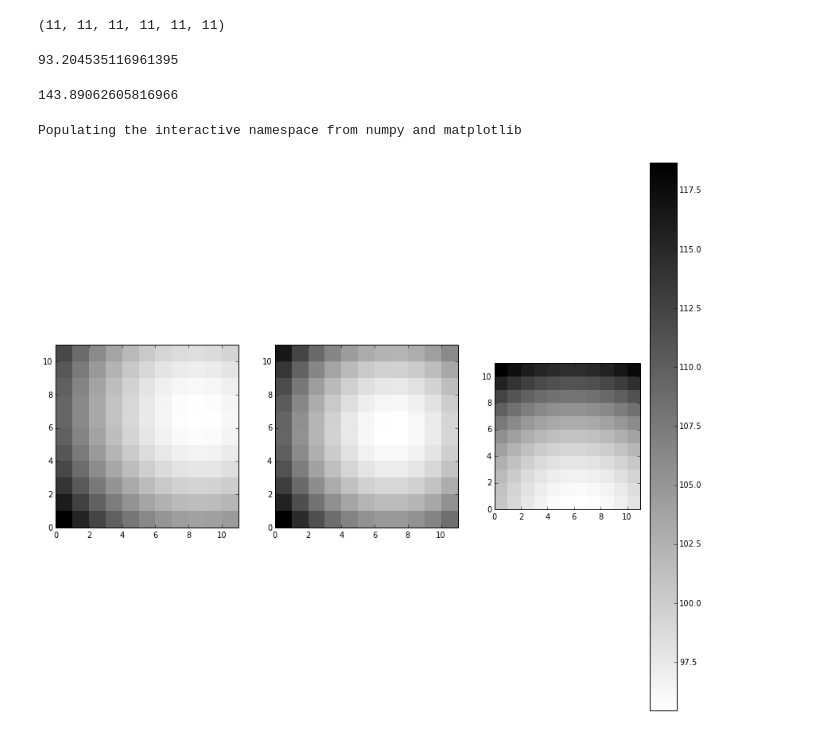
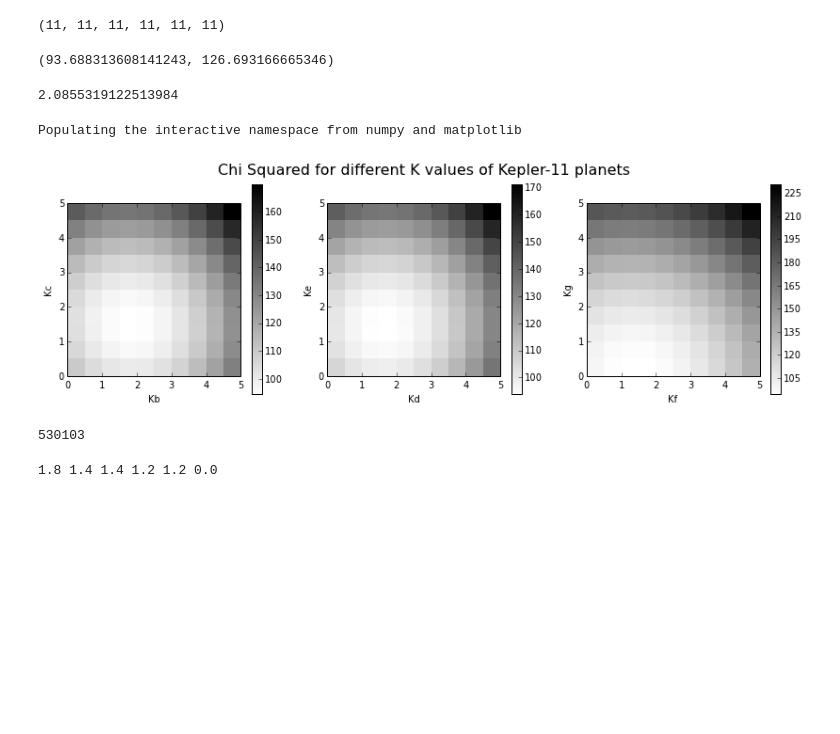
Before and after one commit to sealauren/IDL-programs, a Jupyter notebook: doppler_rvs/75732/Kepler-11.ipynb, the cells around one changed output. Drawn from its saved outputs; the diff is of its cells as text; code cells hidden in the pictures; blank space fills up the shorter version.

```diff
--- a/doppler_rvs/75732/Kepler-11.ipynb
+++ b/doppler_rvs/75732/Kepler-11.ipynb
@@ -43,9 +74,3 @@ tdisplay = tarr - 2456000
 tarr.shape
 # %% [output]
 (124,)
-# %%
-# calculate RVs for each planet
-starname='Kepler-11'
-mystar = df[df.STAR==starname]
-mystar.ix['Kepler-11 g','MASS'] = 7.0
-mystar.ix[:,['MASS','R','PER','ECC','I','BIGOM','OM','T0','TT','MSTAR','RSTAR','K']]
@@ -250,7 +295,7 @@ for noise in [2.0, 3.0, 4.0, 5.0]:
  [ 0.4190341   0.28398413  0.63607952  0.44646011]
  [ 0.93613333  0.8247665   0.53053544  1.55459267]]
 # %%
-RVobs = add_noise(RVs.sum(axis=1), 4.0)
+#RVobs = add_noise(RVs.sum(axis=1), 4.0)
 Kbest = fit_rvobs(Karr, P, tp, ecc, om, tarr, RVobs)
 print "Best fit:", Kbest
 print "Right answer:", Karr
@@ -265,7 +310,7 @@ Std. Deviation: 3.76812975199
 # for err = 4.0 m/s, std. dev. (K) = 0.5 m/s. Sub-divide into 4-5 bins to sample 1-sigma: use grid size = 0.1 m/s.
 # Use K range of 6 sigma: 3.0 to either side of Ktrue (truncated at zero).
 dK = 0.1 # grid size step
-Krange = arange(0.0, 2.1, 0.2) # explore up to K = 3m/s.
+Krange = arange(0.0, 5.5, 0.5) # explore up to K = 3m/s.
 Kgrid = np.array([Krange]*6)
 print Kgrid.shape
 Klen = Kgrid.shape[1]
@@ -306,12 +351,12 @@ Std. Deviation: 3.75799818243
 # %%
 all_RVs = np.empty((Klen,Klen,Klen,Klen,Klen,Klen,124))
 all_chisq = np.empty((Klen,Klen,Klen,Klen,Klen,Klen))
-for k1 in xrange(11):
-    for k2 in xrange(11):
-        for k3 in xrange(11):
-            for k4 in xrange(11):
-                for k5 in xrange(11):
-                    for k6 in xrange(11):
+for k1 in xrange(Klen):
+    for k2 in xrange(Klen):
+        for k3 in xrange(Klen):
+            for k4 in xrange(Klen):
+                for k5 in xrange(Klen):
+                    for k6 in xrange(Klen):
                         RV = np.zeros(124)
                         k = [k1, k2, k3, k4, k5, k6] # use the 30th element of each
                         for p in xrange(6):
@@ -337,10 +375,38 @@ all_chisq.shape
 # %% [output]
 (11, 11, 11, 11, 11, 11)
 # %%
-np.min(all_chisq)
+np.min(all_chisq), all_chisq.flat[0]
 # %% [output]
-93.204535116961395
+(93.688313608141243, 126.693166665346)
+# %%
+np.mean(np.argmin(all_chisq, axis=5))
+# %% [output]
+2.0855319122513984
+# %%
+#%matplotlib osx
+%pylab inline
+fig = plt.figure(figsize=(14,4))
+fig.suptitle('Chi Squared for different K values of Kepler-11 planets', fontsize=16)
+ax1 = fig.add_subplot(131, aspect=1)
+ax1.set_xlabel('Kb')
+ax1.set_ylabel('Kc')
+pcolor(Kgrid[0,:], Kgrid[1,:], all_chisq[:,:,2,2,0,2],cmap='binary')
+colorbar()
+ax1 = fig.add_subplot(132, aspect=1)
+ax1.set_xlabel('Kd')
+ax1.set_ylabel('Ke')
+pcolor(Kgrid[2,:], Kgrid[3,:], all_chisq[2,3,:,:,0,2],cmap='binary')
+colorbar()
+ax1 = fig.add_subplot(133, aspect=1)
+ax1.set_xlabel('Kf')
+ax1.set_ylabel('Kg')
+pcolor(Kgrid[4,:], Kgrid[5,:], all_chisq[2,3,2,2,:,:],cmap='binary')
+colorbar()
+fig.show()
+# %% [output]
+Populating the interactive namespace from numpy and matplotlib
+[figure, added]
 # %%
-np.max(all_chisq)
+np.argmin(all_chisq)
 # %% [output]
-143.89062605816966
+530103
@@ -365,18 +413,4 @@ plt.show()
-# %%
-%pylab inline
-fig = plt.figure(figsize=(14,14))
-my_cmap = matplotlib.colors.LinearSegmentedColormap('binary',cdict,256)
-ax1 = fig.add_subplot(131, aspect=1)
-pcolor(all_chisq[:,:,5,5,5,5],cmap='binary')
-plt.axis([0,11,0,11])
-ax1 = fig.add_subplot(132, aspect=1)
-pcolor(all_chisq[5,5,:,:,5,5],cmap='binary')
-plt.axis([0,11,0,11])
-ax1 = fig.add_subplot(133, aspect=1)
-pcolor(all_chisq[5,5,5,5,:,:],cmap='binary')
-colorbar()
-plt.axis([0,11,0,11])
-fig.show()
-# %% [output]
-Populating the interactive namespace from numpy and matplotlib
-[figure, removed]
+# %%
+print Kgrid[0,9],Kgrid[1,7],Kgrid[2,7],Kgrid[3,6],Kgrid[4,6],Kgrid[5,0]
+# %% [output]
+1.8 1.4 1.4 1.2 1.2 0.0
```
Also changed, not shown: parts of 48 cells of this notebook.
